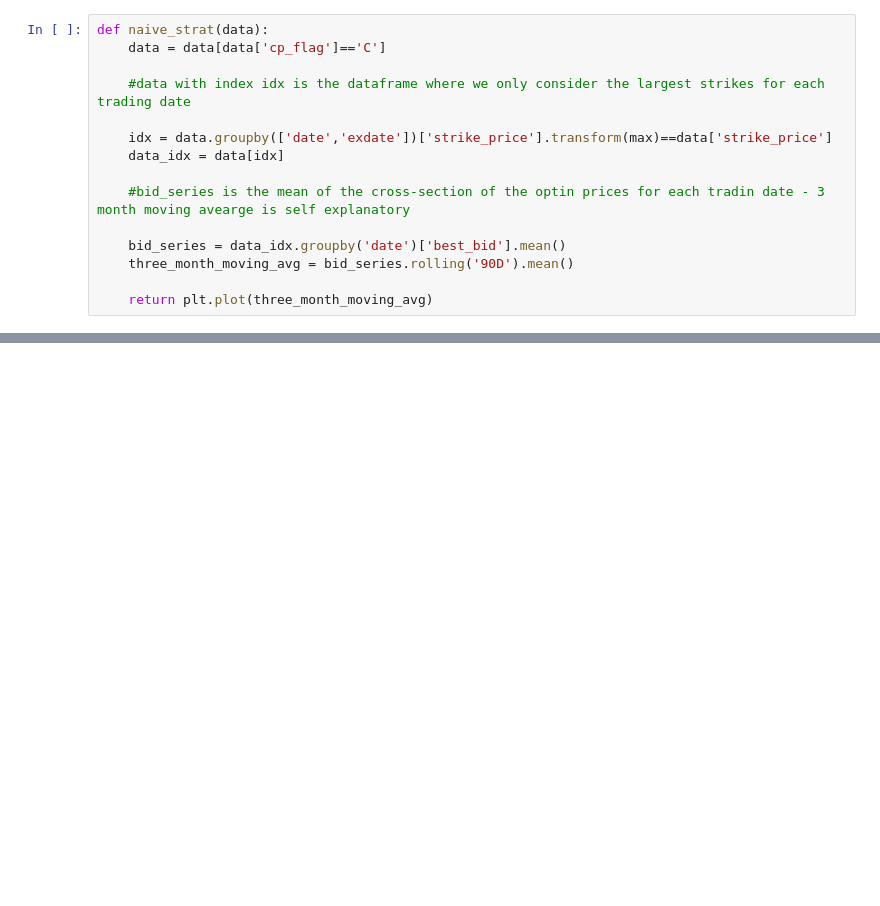
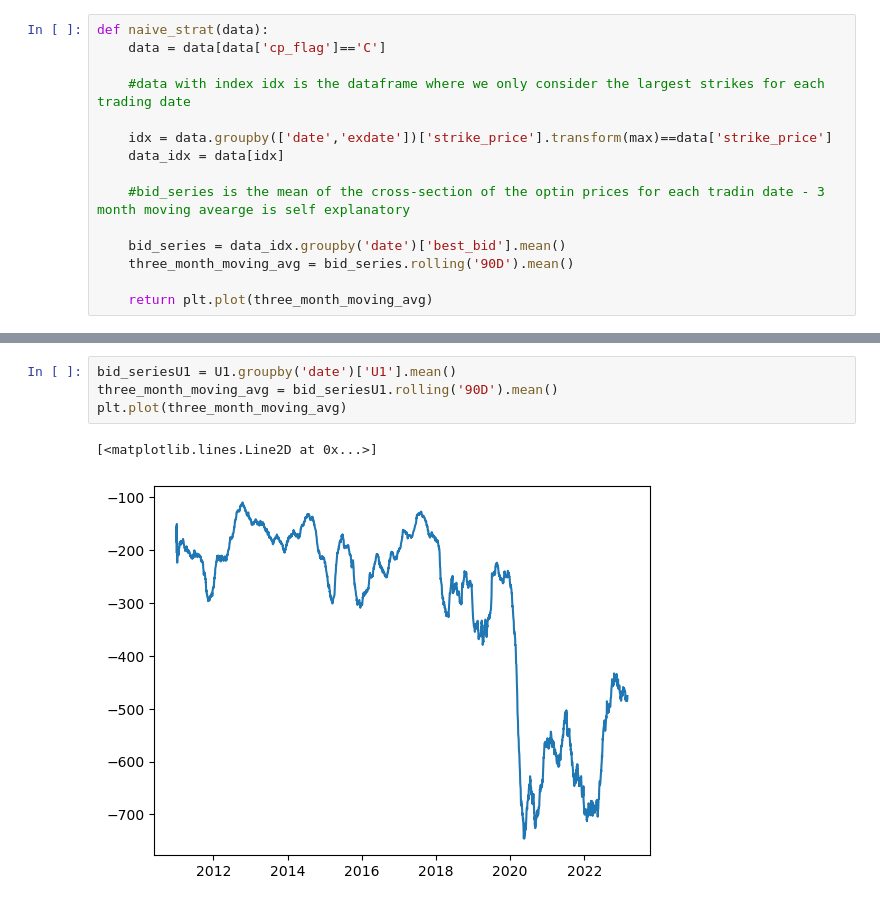
Before and after one commit to Vivaldigno/Bubble-Strat, a Jupyter notebook: Bubbles.ipynb, the cells around one changed output, grey strips where cells are left out. Cells and saved outputs as stored; diff of their text form; blank space fills up the shorter version.

```diff
--- a/Bubbles.ipynb
+++ b/Bubbles.ipynb
@@ -52,0 +175,7 @@ naive_strat(data)
+# %%
+bid_seriesU1 = U1.groupby('date')['U1'].mean()
+three_month_moving_avg = bid_seriesU1.rolling('90D').mean()
+plt.plot(three_month_moving_avg)
+# %% [output]
+[<matplotlib.lines.Line2D at 0x...>]
+[figure, added]
```
Also changed, not shown: parts of 44 cells of this notebook.
